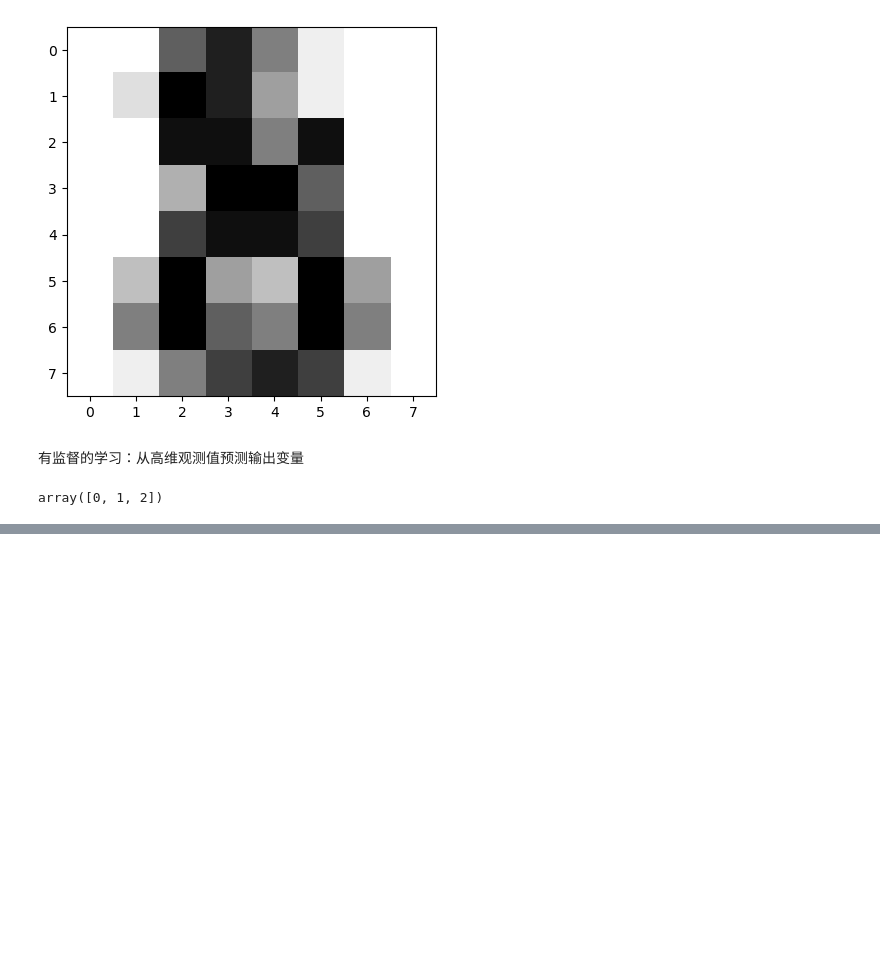
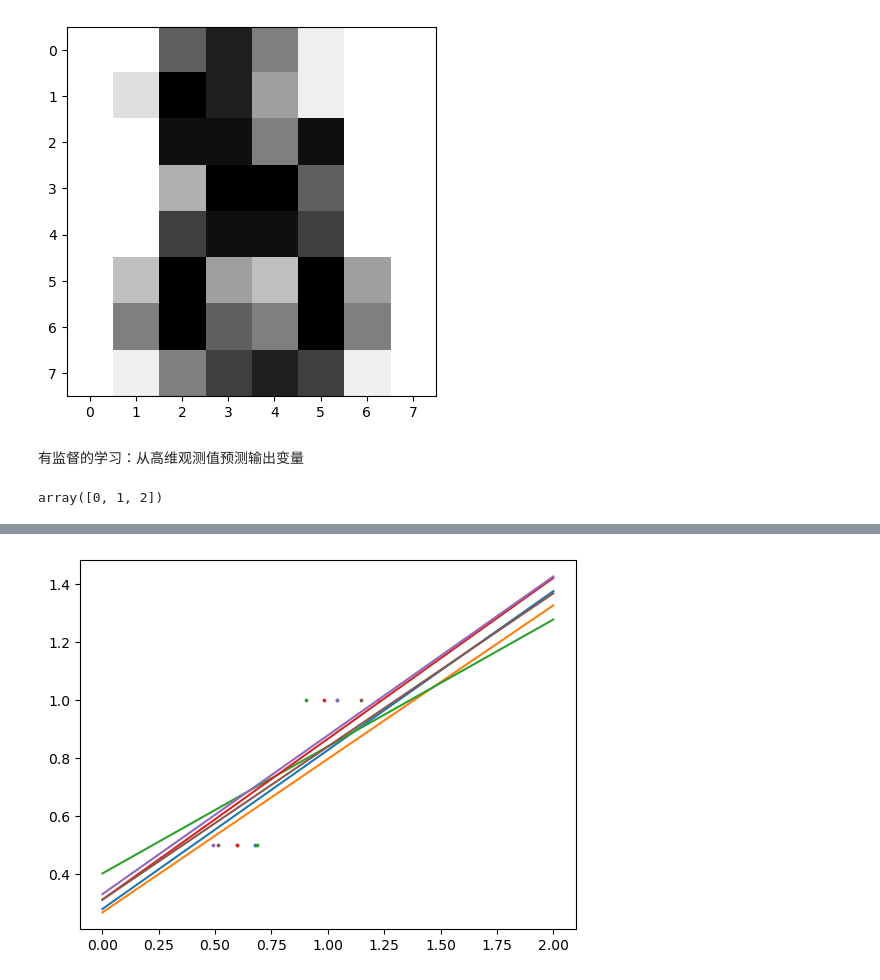
Before and after one commit to kr1stoff/scikit-learn-tutorial, a Jupyter notebook: Tutorial20240512/sklearn_data_mining_2.ipynb, the cells around one changed output, grey strips where cells are left out. Saved outputs shown, nothing was run; the diff lists cells and outputs as text; code cells hidden in the pictures; blank space fills up the shorter version.

```diff
--- a/Tutorial20240512/sklearn_data_mining_2.ipynb
+++ b/Tutorial20240512/sklearn_data_mining_2.ipynb
@@ -61,0 +94,13 @@ array([1, 1, 1, 0, 0, 0, 2, 1, 2, 0])
+# %%
+regression = linear_model.Ridge(alpha=.1)
+
+plt.figure()
+
+np.random.seed(0)
+for _ in range(6):
+    this_X = .1 * np.random.normal(size=(2, 1)) + X
+    regression.fit(this_X, y)
+    plt.plot(test, regression.predict(test))
+    plt.scatter(this_X, y, s=3)
+# %% [output]
+[figure, added]
```
Also changed, not shown: parts of 15 cells of this notebook, 3 other files.
